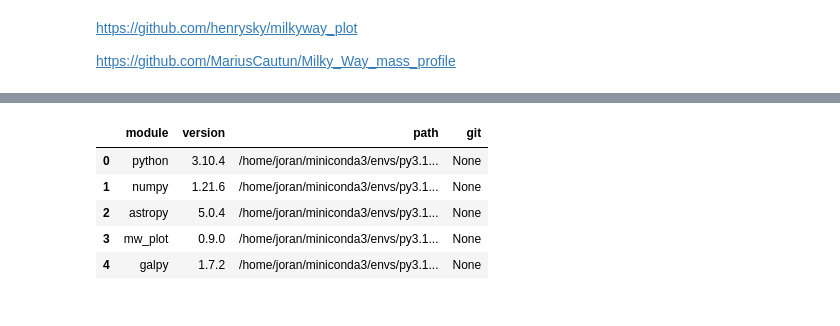
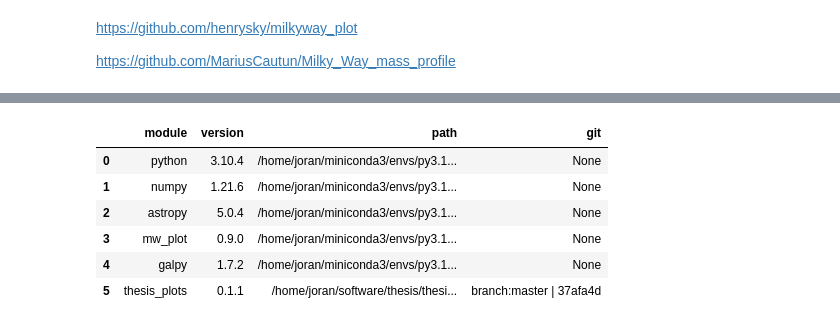
Before and after one commit to XAMS-nikhef/thesis_plots, a Jupyter notebook: notebooks/Rotation_curve_milkiway.ipynb, the cells around one changed output, grey strips where cells are left out. Saved outputs shown, nothing was run; the diff lists cells and outputs as text; code cells hidden in the pictures.

```diff
--- a/notebooks/Rotation_curve_milkiway.ipynb
+++ b/notebooks/Rotation_curve_milkiway.ipynb
@@ -25,10 +7,11 @@ WARNING: Ignoring invalid distribution -upyter (/home/joran/miniconda3/envs/py3.
 # %%
 import straxen
-straxen.print_versions('numpy astropy mw_plot galpy'.split())
+straxen.print_versions('numpy astropy mw_plot galpy thesis_plots'.split())
 # %% [output]
 |  | module | version | path | git |
 | 0 | python | 3.10.4 | /home/joran/miniconda3/envs/py3.1... | None |
 | 1 | numpy | 1.21.6 | /home/joran/miniconda3/envs/py3.1... | None |
 | 2 | astropy | 5.0.4 | /home/joran/miniconda3/envs/py3.1... | None |
 | 3 | mw_plot | 0.9.0 | /home/joran/miniconda3/envs/py3.1... | None |
 | 4 | galpy | 1.7.2 | /home/joran/miniconda3/envs/py3.1... | None |
+| 5 | thesis_plots | 0.1.1 | /home/joran/software/thesis/thesi... | branch:master | 37afa4d |
```
Also changed, not shown: parts of 9 cells of this notebook, 2 other files.
